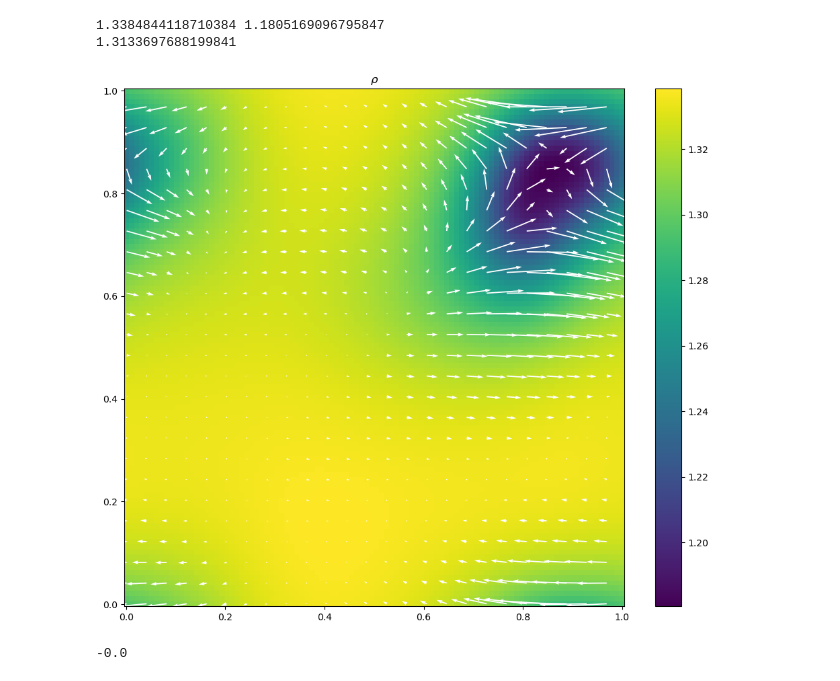
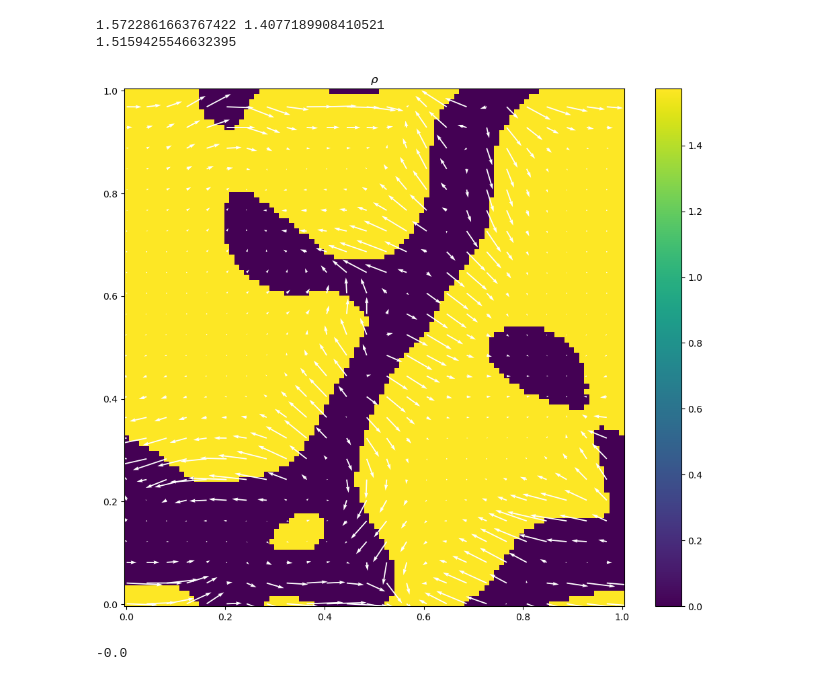
Before and after one commit to toshi-physics/myPSS-friction, a Jupyter notebook: analysis/model_Q_v_rho_heaviside/display_model_Q_v_rho_heaviside.ipynb, the cells around one changed output. Drawn from its saved outputs; the diff is of its cells as text; code cells hidden in the pictures.

```diff
--- a/analysis/model_Q_v_rho_heaviside/display_model_Q_v_rho_heaviside.ipynb
+++ b/analysis/model_Q_v_rho_heaviside/display_model_Q_v_rho_heaviside.ipynb
@@ -3,15 +3,15 @@ import numpy as np
 from matplotlib import pyplot as plt
 import json, os
 # %%
-run = 4
-Gamma0 = 150.00
+run = 1
+Gamma0 = 50.00
 rhoseed = 0.5 #0.9#0.16
-rgamma = 5.0
+rgamma = 2.0
 gammaxx=1.0
 gammayy=gammaxx*rgamma
 
 p0 = 1
-alpha = 0.5
+alpha = 0.1
 D = 1
 chi = 5
 
@@ -49,33 +49,33 @@ times = np.arange(0, n_dump, 1)*dt_dump
 # %%
 import matplotlib.pyplot as plt
 from matplotlib.colors import LinearSegmentedColormap
 
 fig, ax=plt.subplots(figsize=(12,10))
 #colors = ['#c1272d', '#eecc16','#008176','#0000a7']
 #cmap1 = LinearSegmentedColormap.from_list("mycmap", colors)
-n=900
+n=1500
 
 field = np.loadtxt(datadir+'rho.csv.{:d}'.format(n), delimiter=',')
 #Qx = np.loadtxt(datadir+'Qxx.csv.{:d}'.format(n), delimiter=',')
 #Qy = np.loadtxt(datadir+'Qxy.csv.{:d}'.format(n), delimiter=',')
 #S2 = Qx**2 + Qy**2
 #rhoend = rhoisoend + (rhonemend-rhoisoend)*S2
-#Gamma = np.heaviside(Gamma0*np.tanh(rhoend-field),0)
+#Gamma = Gamma0* np.heaviside(np.tanh(rhoend-field),0)
 vx = np.loadtxt(datadir+'vx.csv.{:d}'.format(n), delimiter=',')
 vy = np.loadtxt(datadir+'vy.csv.{:d}'.format(n), delimiter=',')
 p_factor = 4
 
 fmax = np.max(field); fmin=np.min(field); print(fmax, fmin)
 print(np.average(field))
 #ctrf = [ax.pcolormesh(xv, yv, S_sqrd[i], cmap=cmap1, vmin=0, vmax=Smax), ax.quiver(xv,yv,nx[i],ny[i], color='w')]
-ctrf = [ax.pcolormesh(xv, yv, field, vmin=fmin, vmax=fmax), ax.quiver(xv[::p_factor, ::p_factor], yv[::p_factor, ::p_factor], vx[::p_factor, ::p_factor], vy[::p_factor, ::p_factor], color='w')]
+ctrf = [ax.pcolormesh(xv, yv, Gamma, vmin=0, vmax=fmax), ax.quiver(xv[::p_factor, ::p_factor], yv[::p_factor, ::p_factor], vx[::p_factor, ::p_factor], vy[::p_factor, ::p_factor], color='w')]
 plt.colorbar(ctrf[0])
 plt.title(r"$\rho$")
 plt.show()
 # %% [output]
-1.3384844118710384 1.1805169096795847
-1.3133697688199841
+1.5722861663767422 1.4077189908410521
+1.5159425546632395
-[figure, old version]
+[figure, new version]
 # %%
 Rho = np.loadtxt(pdir+'/processed_data/meanrho.csv', delimiter=',')
 Ssum= np.loadtxt(pdir+'/processed_data/meanS.csv', delimiter=',')
```
Also changed, not shown: parts of 1 cell of this notebook, 6 other files.
